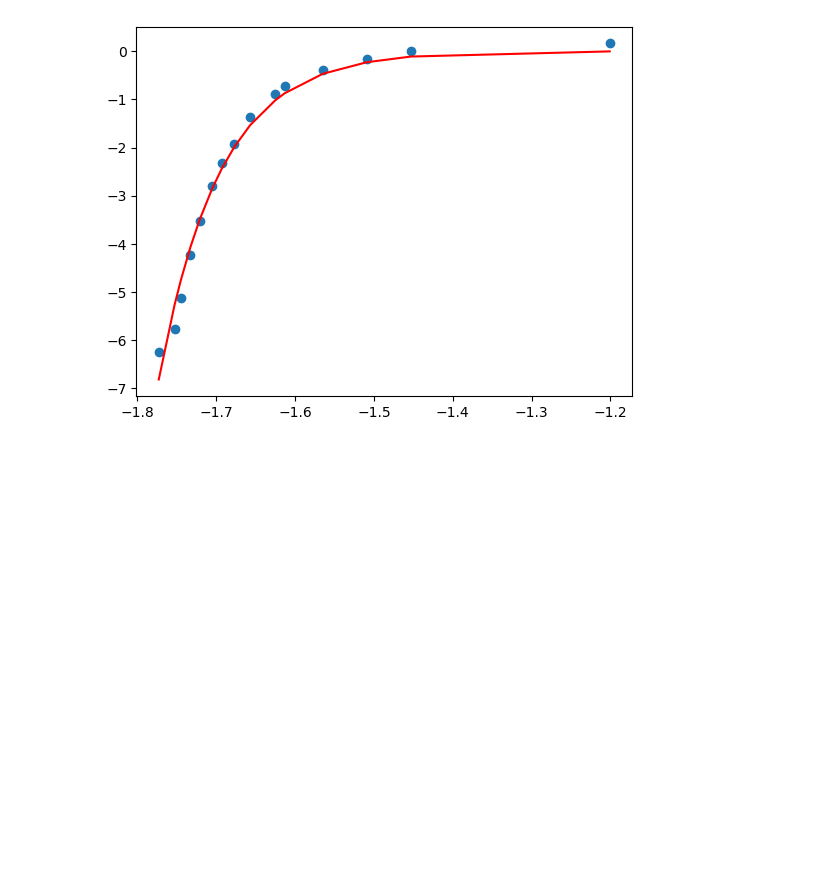
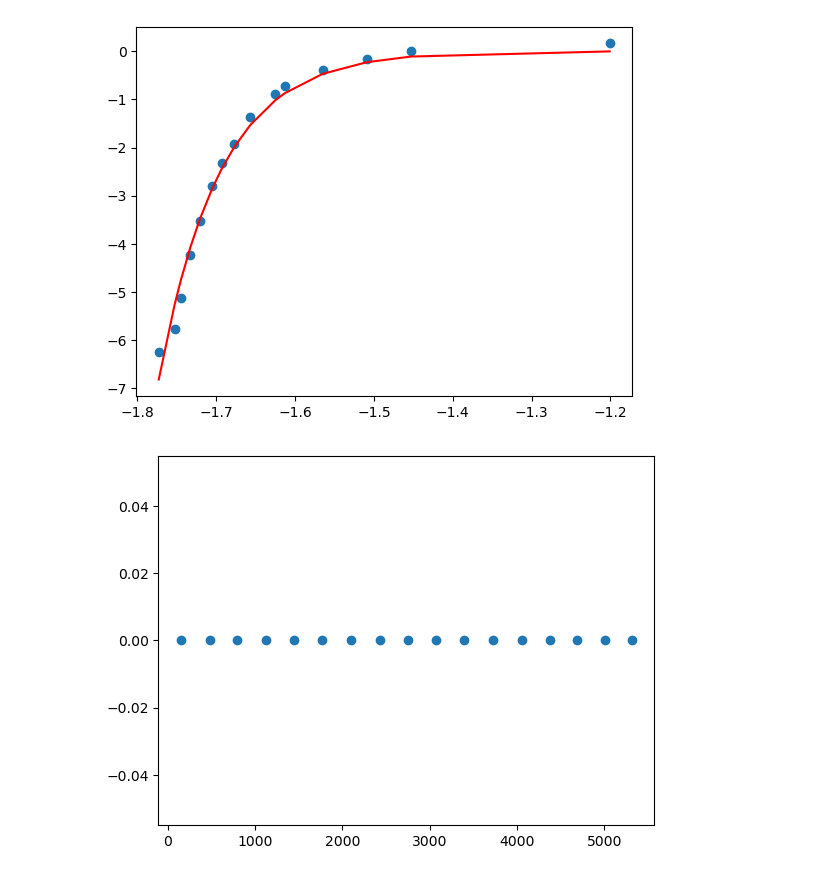
Before and after one commit to A-near-van/Python-Decal-FA25-RLC-Circuits, a Jupyter notebook: RLC_Circuit_Model.ipynb, the cells around one changed output. Saved outputs shown, nothing was run; the diff lists cells and outputs as text; code cells hidden in the pictures; blank space fills up the shorter version.

```diff
--- a/RLC_Circuit_Model.ipynb
+++ b/RLC_Circuit_Model.ipynb
@@ -168,0 +224,33 @@ plt.show()
+# %%
+# Define the RLC circuit parameters
+R = 50  # Resistance in Ohms
+L = 0.1  # Inductance in Henrys
+C = 1e-7 # Capacitance in Farads
+
+def voltage_rlc_circuit(q, dqdt, dqdt_2, R, L, C):
+    return dqdt * R + L*dqdt_2 + q/C
+
+def charge_equation_h(time, R, L, C, c_1, c_2):
+    # def V_func(t):
+    #     return 4 * sin(10*t)
+    real_component = -R/(2*L)
+    imaginary_component = np.sqrt(-(R**2-4*L/C))/(2*L)
+    return np.exp(real_component * time)*(c_1 * np.cos(imaginary_component*time) + c_2 * np.sin(imaginary_component * time)) #+ V_func(time)
+
+def charge_equation_p(time):
+    return 4e-7*np.sin(10*time)-2e-11*np.cos(10*time)
+
+def charge_equation_t(time, R, L, C, c_1, c_2):
+    return charge_equation_h(time, R, L, C, c_1, c_2) + charge_equation_p(time)
+charge_eq_values = []
+for i in xdata:
+    charge_eq_values.append(charge_equation_t(i, 50, 0.1, 1e-7, 1, 1))
+
+# print(charge_eq_values)
+
+# charge_equation(1, R, L, C, 1, 1)
+# %%
+plt.scatter(xdata[1:], charge_eq_values[1:])
+plt.show()
+# %% [output]
+[figure, added]
```
Also changed, not shown: parts of 3 cells of this notebook.
